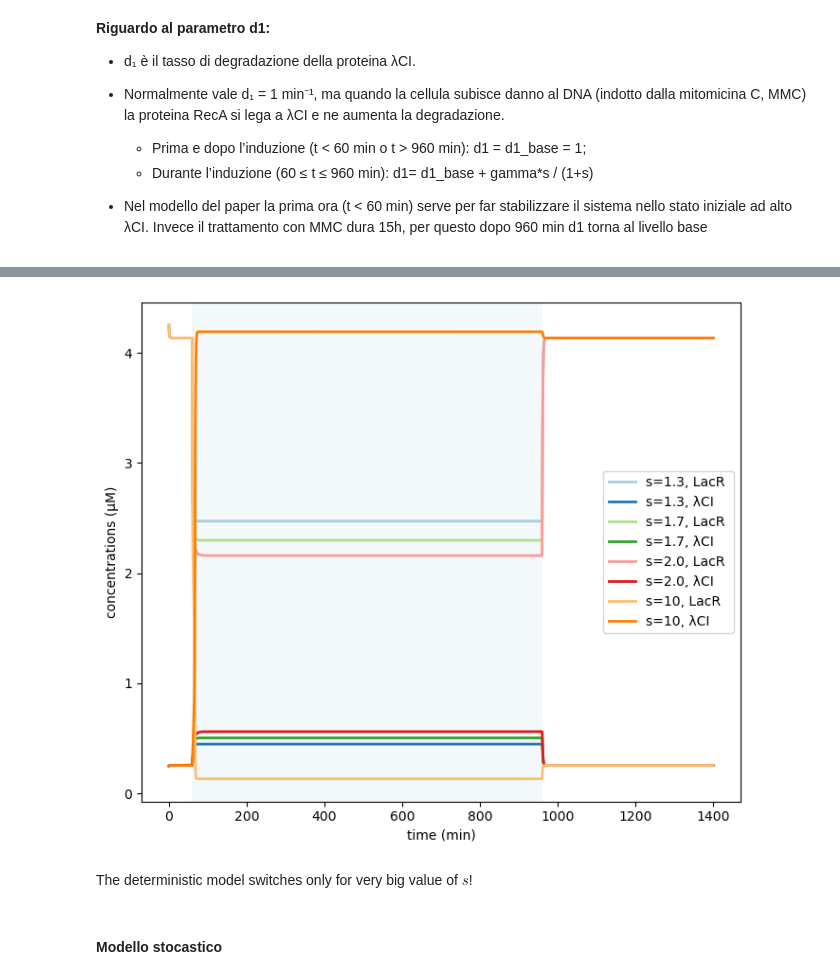
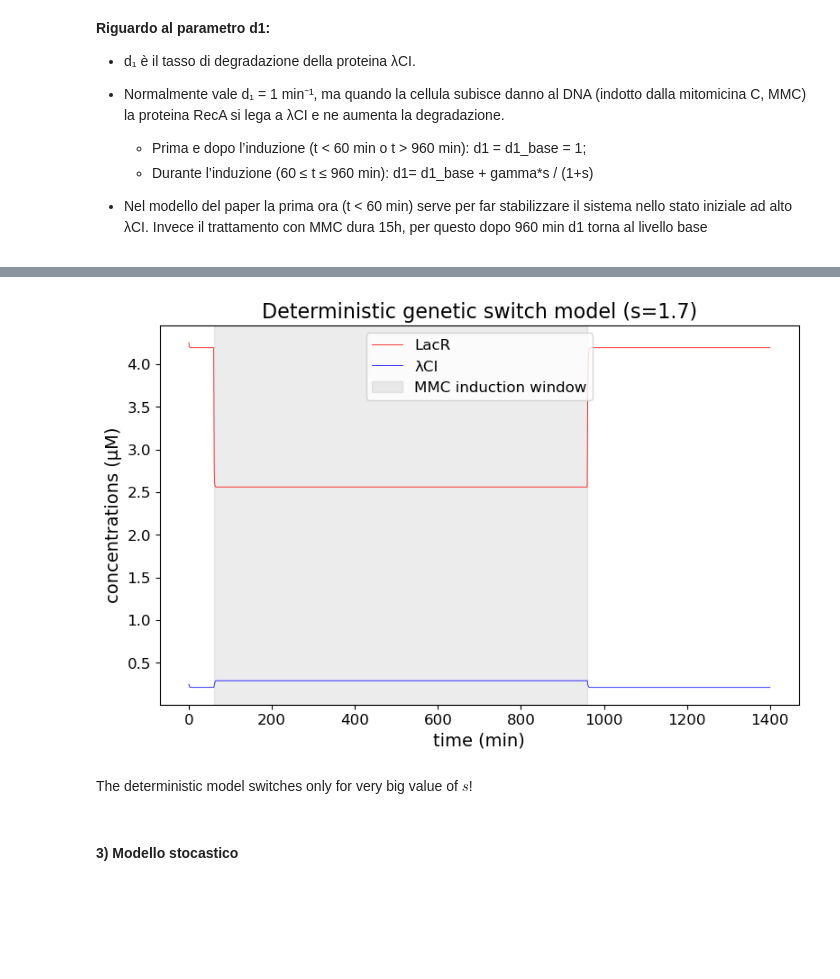
Before and after one commit to albertosal17/Stocastic-simulation-of-the-genetic-toggle-switch, a Jupyter notebook: SOS_pathways_trials.ipynb, the cells around one changed output, grey strips where cells are left out. Cells and saved outputs as stored; diff of their text form; code cells hidden in the pictures; blank space fills up the shorter version.

Commit message:
Reproduced all the results for SOS pathway (+ minor changes)

```diff
--- a/SOS_pathways_trials.ipynb
+++ b/SOS_pathways_trials.ipynb
@@ -7,3 +9,9 @@ from scipy.integrate._ivp.ivp import OdeResult # for type check in the plot func
+# %%
+plt.rcParams['axes.labelsize'] = 14      # grandezza etichette assi (xlabel, ylabel)
+plt.rcParams['xtick.labelsize'] = 12     # grandezza numeri asse x
+plt.rcParams['ytick.labelsize'] = 12     # grandezza numeri asse y
+plt.rcParams['legend.fontsize'] = 12     # grandezza testo legenda
+plt.rcParams['axes.titlesize'] = 16      # grandezza titolo del grafico
 # %%
 def debug(text, debug_mode=True):
     """
@@ -47,9 +55,9 @@ s = 1.7  # adimensional
 
 
 ###########################################################################
-# Initial conditions
-u_0_nmolecules = 2125 # numero di molecole!
-v_0_nmolecules = 125 # numero di molecole!
+# Initial conditions (numero di molecole!)
+u_0_nmolecules = 2125 # λCI
+v_0_nmolecules = 125 # LacR
 
 def from_molecules_to_uM(molecules, molecules_per_uM):
     return molecules / molecules_per_uM
@@ -65,8 +73,8 @@ print(f"Initial conditions: u_0 = {u_0:.2f} uM, v_0 = {v_0:.2f} uM")
 
 ###########################################################################
 # MMC induction window
-t_start = 60 # min
-t_end = 960 # min
+t_start_MMC = 60 # min
+t_end_MMC = 960 # min
 # %% [output]
 Initial conditions: u_0 = 4.25 uM, v_0 = 0.25 uM
 # %% [markdown]
@@ -84,6 +92,6 @@ Initial conditions: u_0 = 4.25 uM, v_0 = 0.25 uM
 # %%
 def make_toggle_switch_ode(alpha_1, beta_1, alpha_2, beta_2,
-                           K1, K2, d1_base, n, d2, gamma, epsilon, t_start=60, t_end=960):
+                           K1, K2, d1_base, n, d2, gamma, epsilon, t_start_MMC=60, t_end_MMC=960):
     """
     Factory for build genetic switch deterministic  model
 
@@ -91,7 +99,7 @@ def make_toggle_switch_ode(alpha_1, beta_1, alpha_2, beta_2,
     """
 
     def d1(t, s):
-        if t < t_start or t > t_end:
+        if t < t_start_MMC or t > t_end_MMC:
             return d1_base # outside the MMC induction window
         else:
             return d1_base + gamma * s / (1 + s) #during the MMC induction window
@@ -184,10 +202,13 @@ def plot_trajectories(s_values, sims):
 # %%
-plot_trajectories(s_values, sims)
+s_values = [1.7]
+sims = [run_sim(s, y0, t_sim, delta_t) for s in s_values]
+
+plot_trajectories(s_values, sims, filename="results/fig2_deterministic.svg")
 # %% [output]
-[figure, old version]
+[figure, new version]
 # %% [markdown]
 The deterministic model switches only for very big value of $s$!
 # %% [markdown]
-#### Modello stocastico
+#### 3) Modello stocastico
 # %%
 def make_toggle_switch_stochastic(alpha_1, beta_1, alpha_2, beta_2,
```
Also changed, not shown: parts of 21 cells of this notebook, 16 other files.
